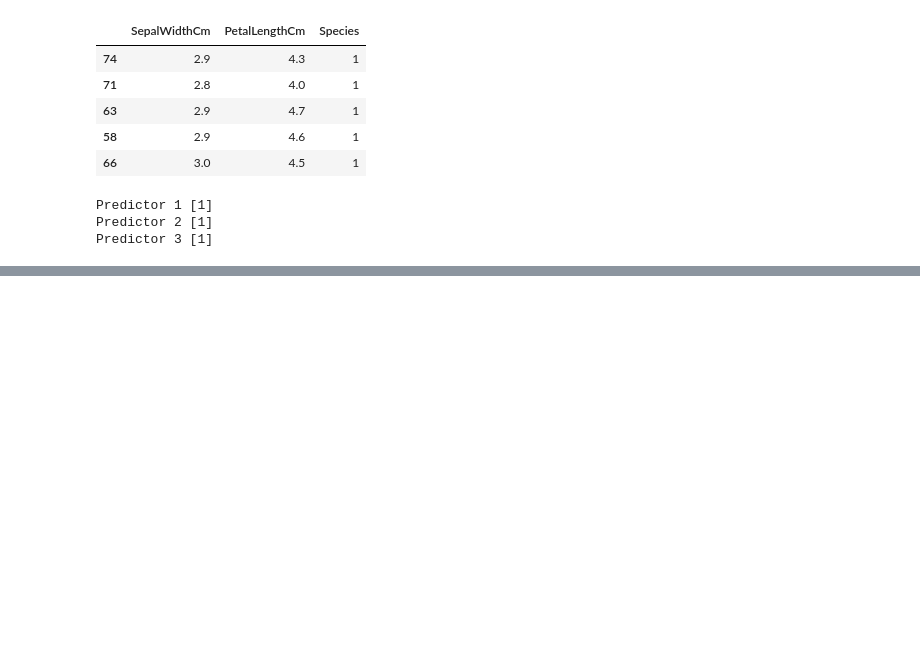
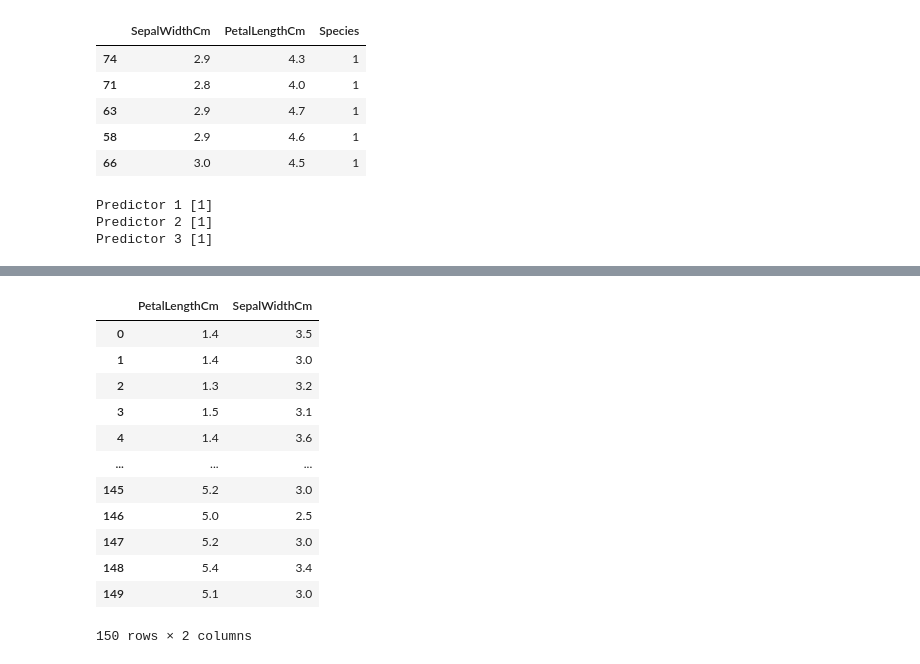
Before and after one commit to tarupathak30/machine_learning_algorithms, a Jupyter notebook: Bagging/bagging.ipynb, the cells around one changed output, grey strips where cells are left out. Drawn from its saved outputs; the diff is of its cells as text; code cells hidden in the pictures; blank space fills up the shorter version.

```diff
--- a/Bagging/bagging.ipynb
+++ b/Bagging/bagging.ipynb
@@ -187,0 +219,16 @@ Predictor 3 [1]
+# %%
+df1.sample(2, replace=True, axis=1)
+# %% [output]
+|  | PetalLengthCm | SepalWidthCm |
+| 0 | 1.4 | 3.5 |
+| 1 | 1.4 | 3.0 |
+| 2 | 1.3 | 3.2 |
+| 3 | 1.5 | 3.1 |
+| 4 | 1.4 | 3.6 |
+| ... | ... | ... |
+| 145 | 5.2 | 3.0 |
+| 146 | 5.0 | 2.5 |
+| 147 | 5.2 | 3.0 |
+| 148 | 5.4 | 3.4 |
+| 149 | 5.1 | 3.0 |
+150 rows × 2 columns
```
Also changed, not shown: parts of 6 cells of this notebook.
